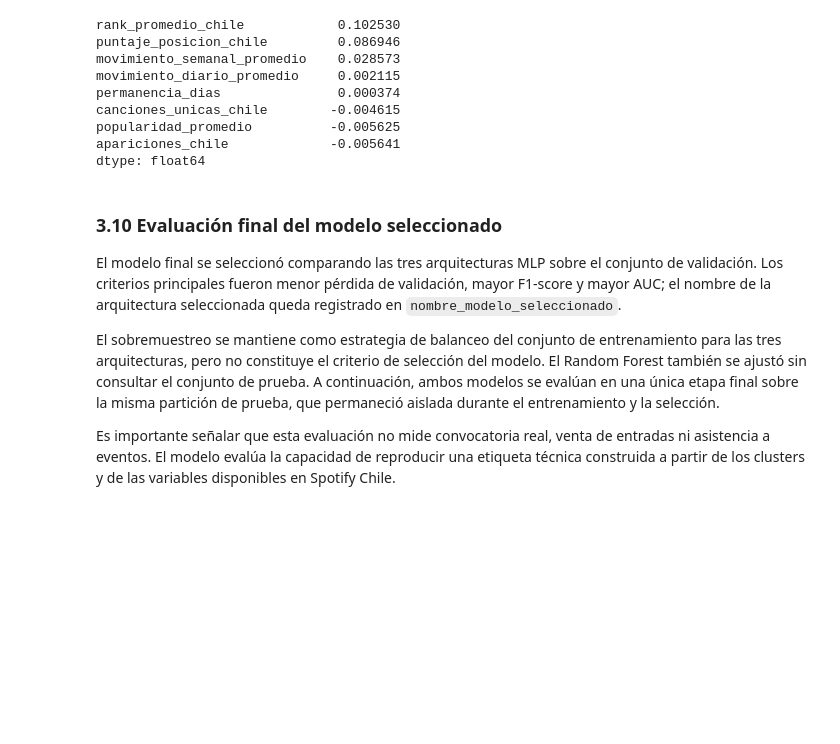
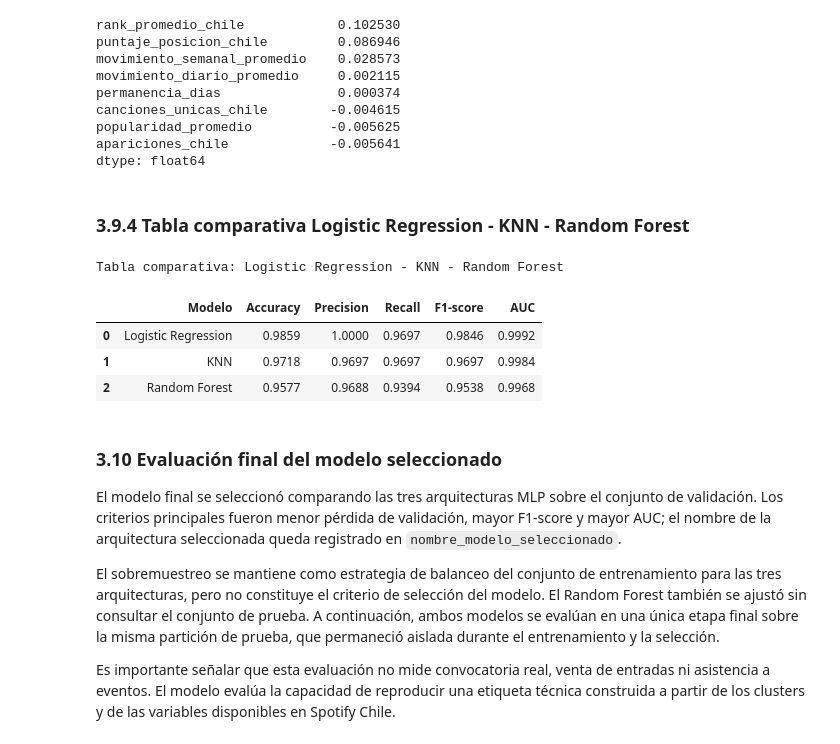
Before and after one commit to omarsanhuezaperiodista-ai/acif104_s9_equipo2, a Jupyter notebook: spotify_artistas_chile_eda.ipynb, the cells around one changed output. Cells and saved outputs as stored; diff of their text form; code cells hidden in the pictures; blank space fills up the shorter version.

Commit message:
Cierra sección 3.9: corrige interpretación DBSCAN y agrega tablas comparativas (clustering y modelos supervisados)

```diff
--- a/spotify_artistas_chile_eda.ipynb
+++ b/spotify_artistas_chile_eda.ipynb
@@ -3444,6 +3449,26 @@ canciones_unicas_chile        -0.004615
 popularidad_promedio          -0.005625
 apariciones_chile             -0.005641
 dtype: float64
+# %% [markdown]
+### 3.9.4 Tabla comparativa Logistic Regression - KNN - Random Forest
+# %%
+tabla_comparacion_supervisados = pd.DataFrame({
+    "Modelo": ["Logistic Regression", "KNN", "Random Forest"],
+    "Accuracy": [round(accuracy_lr, 4), round(accuracy_knn, 4), round(accuracy_rf, 4)],
+    "Precision": [round(precision_lr, 4), round(precision_knn, 4), round(precision_rf, 4)],
+    "Recall": [round(recall_lr, 4), round(recall_knn, 4), round(recall_rf, 4)],
+    "F1-score": [round(f1_lr, 4), round(f1_knn, 4), round(f1_rf, 4)],
+    "AUC": [round(auc_lr, 4), round(auc_knn, 4), round(auc_rf, 4)]
+})
+
+print("Tabla comparativa: Logistic Regression - KNN - Random Forest")
+tabla_comparacion_supervisados
+# %% [output]
+Tabla comparativa: Logistic Regression - KNN - Random Forest
+|  | Modelo | Accuracy | Precision | Recall | F1-score | AUC |
+| 0 | Logistic Regression | 0.9859 | 1.0000 | 0.9697 | 0.9846 | 0.9992 |
+| 1 | KNN | 0.9718 | 0.9697 | 0.9697 | 0.9697 | 0.9984 |
+| 2 | Random Forest | 0.9577 | 0.9688 | 0.9394 | 0.9538 | 0.9968 |
 # %% [markdown]
 ### 3.10 Evaluación final del modelo seleccionado
 
```
Also changed, not shown: parts of 5 cells of this notebook.
